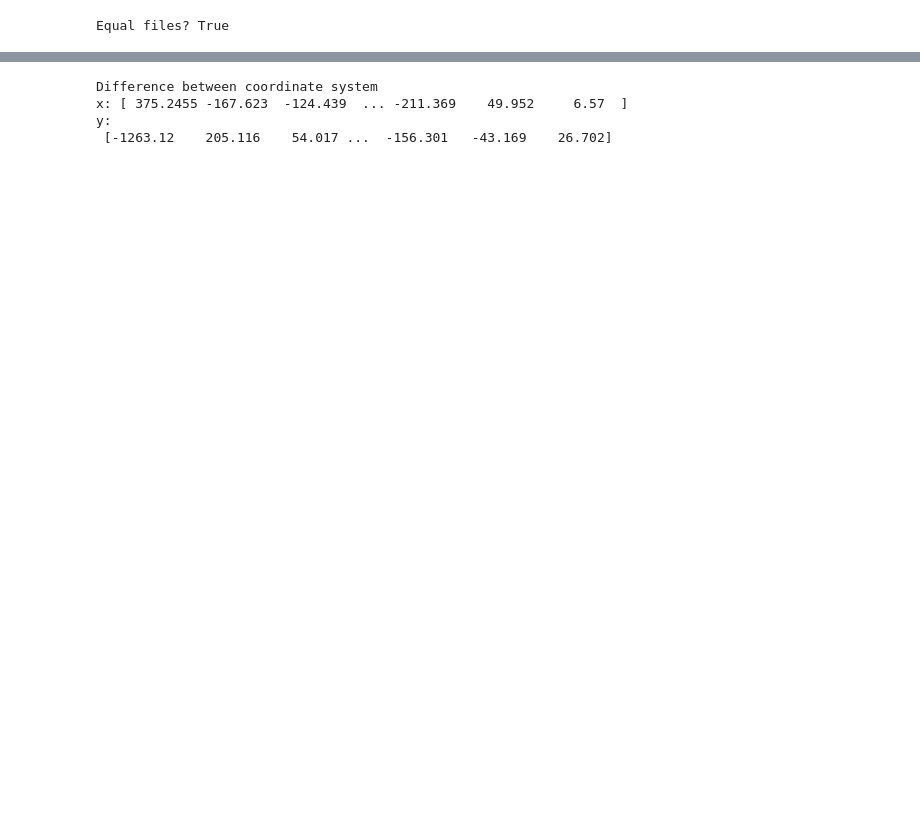
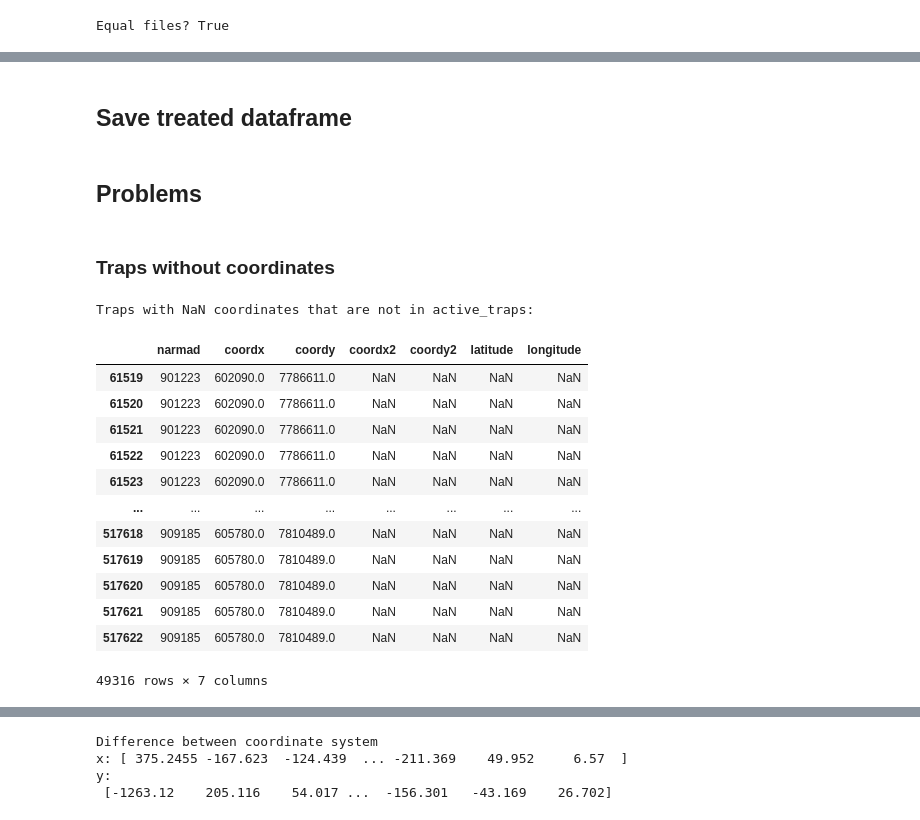
Before and after one commit to pedrobahia7/tcc_ovitraps, a Jupyter notebook: treated_df_initial_exploration.ipynb, the cells around one changed output, grey strips where cells are left out. Cells and saved outputs as stored; diff of their text form; code cells hidden in the pictures; blank space fills up the shorter version.

Commit message:
save df

```diff
--- a/treated_df_initial_exploration.ipynb
+++ b/treated_df_initial_exploration.ipynb
@@ -369,3 +325,5 @@ new_active_traps = active_traps[['OVITRAMPA','LATITUDE','LONGITUDE','X','Y']].re
 final_df = pd.merge(masterdata, new_active_traps, on='narmad', how='left')
 # Drop the old coordinate columns. They are part of stata analysis
 #final_df.drop(columns=['coordx','coordy','coordx2','coordy2'], axis=1, inplace=True)
+# %% [markdown]
+## Save treated dataframe
@@ -371,0 +332,25 @@ final_df = pd.merge(masterdata, new_active_traps, on='narmad', how='left')
+# %% [markdown]
+## Problems
+# %% [markdown]
+### Traps without coordinates
+# %%
+active_traps_unique = utils.get_col_unique_values(active_traps,'OVITRAMPA')
+
+nan_traps_active_traps = utils.print_rows_with_nan(final_df, 'coordx2',True,False)
+print('Traps with NaN coordinates that are not in active_traps:')
+display(nan_traps_active_traps[['narmad','coordx','coordy','coordx2','coordy2','latitude','longitude']])
+# %% [output]
+Traps with NaN coordinates that are not in active_traps:
+|  | narmad | coordx | coordy | coordx2 | coordy2 | latitude | longitude |
+| 61519 | 901223 | 602090.0 | 7786611.0 | NaN | NaN | NaN | NaN |
+| 61520 | 901223 | 602090.0 | 7786611.0 | NaN | NaN | NaN | NaN |
+| 61521 | 901223 | 602090.0 | 7786611.0 | NaN | NaN | NaN | NaN |
+| 61522 | 901223 | 602090.0 | 7786611.0 | NaN | NaN | NaN | NaN |
+| 61523 | 901223 | 602090.0 | 7786611.0 | NaN | NaN | NaN | NaN |
+| ... | ... | ... | ... | ... | ... | ... | ... |
+| 517618 | 909185 | 605780.0 | 7810489.0 | NaN | NaN | NaN | NaN |
+| 517619 | 909185 | 605780.0 | 7810489.0 | NaN | NaN | NaN | NaN |
+| 517620 | 909185 | 605780.0 | 7810489.0 | NaN | NaN | NaN | NaN |
+| 517621 | 909185 | 605780.0 | 7810489.0 | NaN | NaN | NaN | NaN |
+| 517622 | 909185 | 605780.0 | 7810489.0 | NaN | NaN | NaN | NaN |
+49316 rows × 7 columns
```
Also changed, not shown: parts of 24 cells of this notebook.
